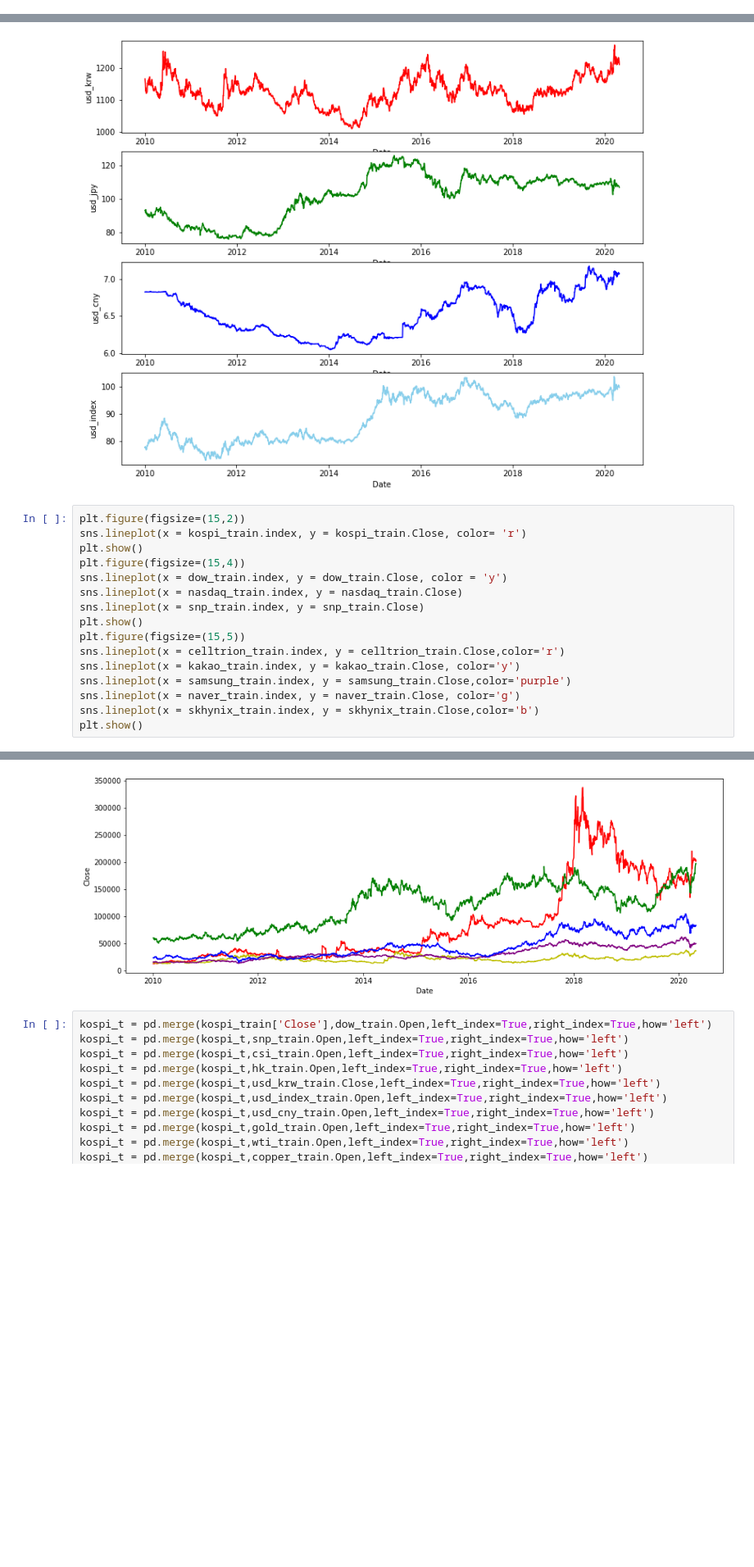
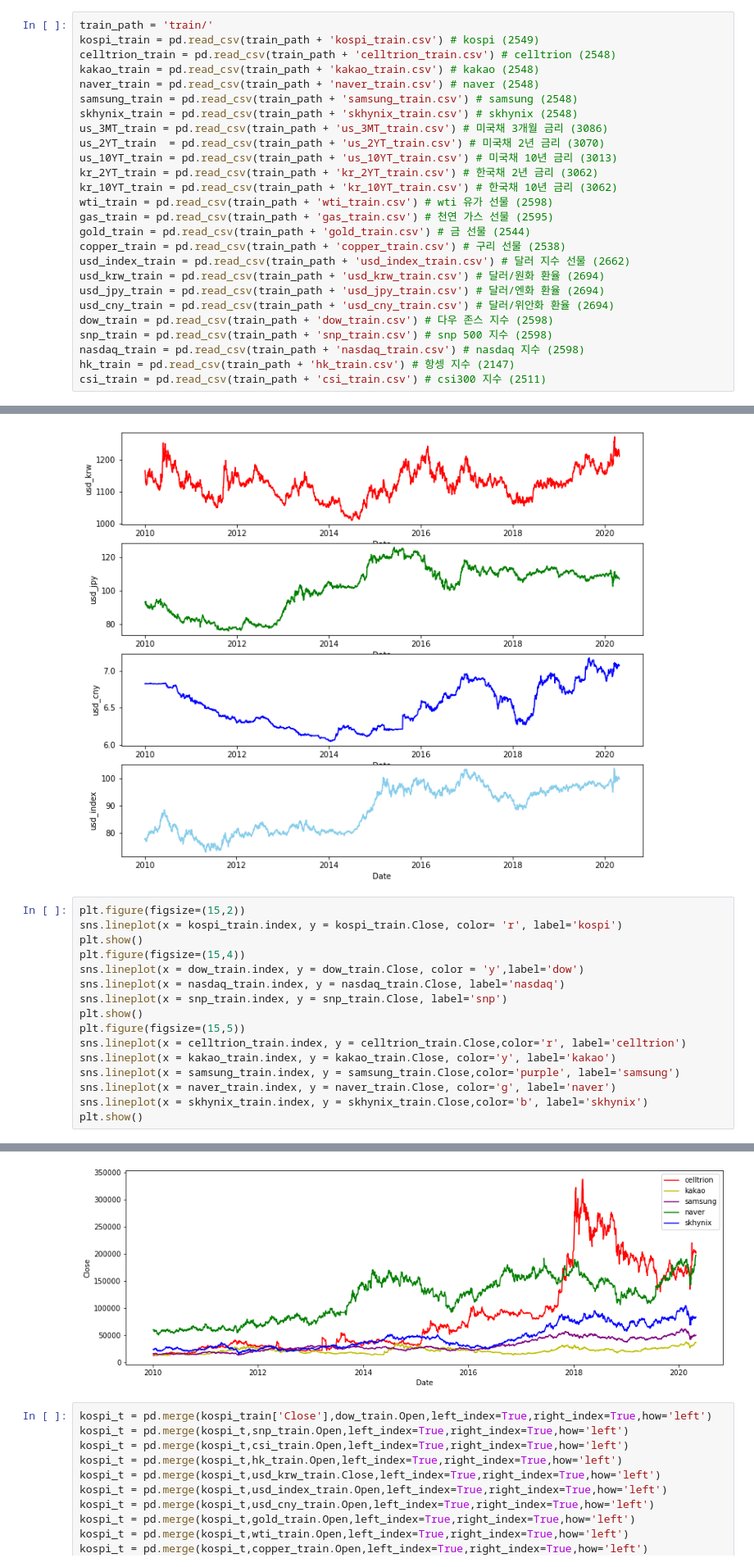
Before and after one commit to DongGuk-Seo/Yeardream, a Jupyter notebook: Project_Modeling/data/Project_Price_Prediction.ipynb, the cells around one changed output, grey strips where cells are left out. Shown at 82% size. Cells and saved outputs as stored; diff of their text form; blank space fills up the shorter version.

```diff
--- a/Project_Modeling/data/Project_Price_Prediction.ipynb
+++ b/Project_Modeling/data/Project_Price_Prediction.ipynb
@@ -40 +55,27 @@ skhynix_new.drop(columns=['Date'],inplace=True)
+# %%
+train_path = 'train/'
+kospi_train = pd.read_csv(train_path + 'kospi_train.csv') # kospi (2549)
+celltrion_train = pd.read_csv(train_path + 'celltrion_train.csv') # celltrion (2548)
+kakao_train = pd.read_csv(train_path + 'kakao_train.csv') # kakao (2548)
+naver_train = pd.read_csv(train_path + 'naver_train.csv') # naver (2548)
+samsung_train = pd.read_csv(train_path + 'samsung_train.csv') # samsung (2548)
+skhynix_train = pd.read_csv(train_path + 'skhynix_train.csv') # skhynix (2548)
+us_3MT_train = pd.read_csv(train_path + 'us_3MT_train.csv') # 미국채 3개월 금리 (3086)
+us_2YT_train  = pd.read_csv(train_path + 'us_2YT_train.csv') # 미국채 2년 금리 (3070)
+us_10YT_train = pd.read_csv(train_path + 'us_10YT_train.csv') # 미국채 10년 금리 (3013)
+kr_2YT_train = pd.read_csv(train_path + 'kr_2YT_train.csv') # 한국채 2년 금리 (3062)
+kr_10YT_train = pd.read_csv(train_path + 'kr_10YT_train.csv') # 한국채 10년 금리 (3062)
+wti_train = pd.read_csv(train_path + 'wti_train.csv') # wti 유가 선물 (2598)
+gas_train = pd.read_csv(train_path + 'gas_train.csv') # 천연 가스 선물 (2595)
+gold_train = pd.read_csv(train_path + 'gold_train.csv') # 금 선물 (2544)
+copper_train = pd.read_csv(train_path + 'copper_train.csv') # 구리 선물 (2538)
+usd_index_train = pd.read_csv(train_path + 'usd_index_train.csv') # 달러 지수 선물 (2662)
+usd_krw_train = pd.read_csv(train_path + 'usd_krw_train.csv') # 달러/원화 환율 (2694)
+usd_jpy_train = pd.read_csv(train_path + 'usd_jpy_train.csv') # 달러/엔화 환율 (2694)
+usd_cny_train = pd.read_csv(train_path + 'usd_cny_train.csv') # 달러/위안화 환율 (2694)
+dow_train = pd.read_csv(train_path + 'dow_train.csv') # 다우 존스 지수 (2598)
+snp_train = pd.read_csv(train_path + 'snp_train.csv') # snp 500 지수 (2598)
+nasdaq_train = pd.read_csv(train_path + 'nasdaq_train.csv') # nasdaq 지수 (2598)
+hk_train = pd.read_csv(train_path + 'hk_train.csv') # 항셍 지수 (2147)
+csi_train = pd.read_csv(train_path + 'csi_train.csv') # csi300 지수 (2511)
 # %%
@@ -133,18 +151,18 @@ plt.show()
 [figure]
 # %%
 plt.figure(figsize=(15,2))
-sns.lineplot(x = kospi_train.index, y = kospi_train.Close, color= 'r')
+sns.lineplot(x = kospi_train.index, y = kospi_train.Close, color= 'r', label='kospi')
 plt.show()
 plt.figure(figsize=(15,4))
-sns.lineplot(x = dow_train.index, y = dow_train.Close, color = 'y')
-sns.lineplot(x = nasdaq_train.index, y = nasdaq_train.Close)
-sns.lineplot(x = snp_train.index, y = snp_train.Close)
+sns.lineplot(x = dow_train.index, y = dow_train.Close, color = 'y',label='dow')
+sns.lineplot(x = nasdaq_train.index, y = nasdaq_train.Close, label='nasdaq')
+sns.lineplot(x = snp_train.index, y = snp_train.Close, label='snp')
 plt.show()
 plt.figure(figsize=(15,5))
-sns.lineplot(x = celltrion_train.index, y = celltrion_train.Close,color='r')
-sns.lineplot(x = kakao_train.index, y = kakao_train.Close, color='y')
-sns.lineplot(x = samsung_train.index, y = samsung_train.Close,color='purple')
-sns.lineplot(x = naver_train.index, y = naver_train.Close, color='g')
-sns.lineplot(x = skhynix_train.index, y = skhynix_train.Close,color='b')
+sns.lineplot(x = celltrion_train.index, y = celltrion_train.Close,color='r', label='celltrion')
+sns.lineplot(x = kakao_train.index, y = kakao_train.Close, color='y', label='kakao')
+sns.lineplot(x = samsung_train.index, y = samsung_train.Close,color='purple', label='samsung')
+sns.lineplot(x = naver_train.index, y = naver_train.Close, color='g', label='naver')
+sns.lineplot(x = skhynix_train.index, y = skhynix_train.Close,color='b', label='skhynix')
 plt.show()
 # %% [output]
@@ -153,4 +171,4 @@ plt.show()
-[figure, old version]
+[figure, new version]
 # %%
 kospi_t = pd.merge(kospi_train['Close'],dow_train.Open,left_index=True,right_index=True,how='left')
 kospi_t = pd.merge(kospi_t,snp_train.Open,left_index=True,right_index=True,how='left')
```
Also changed, not shown: parts of 10 cells of this notebook, 3 other files.
